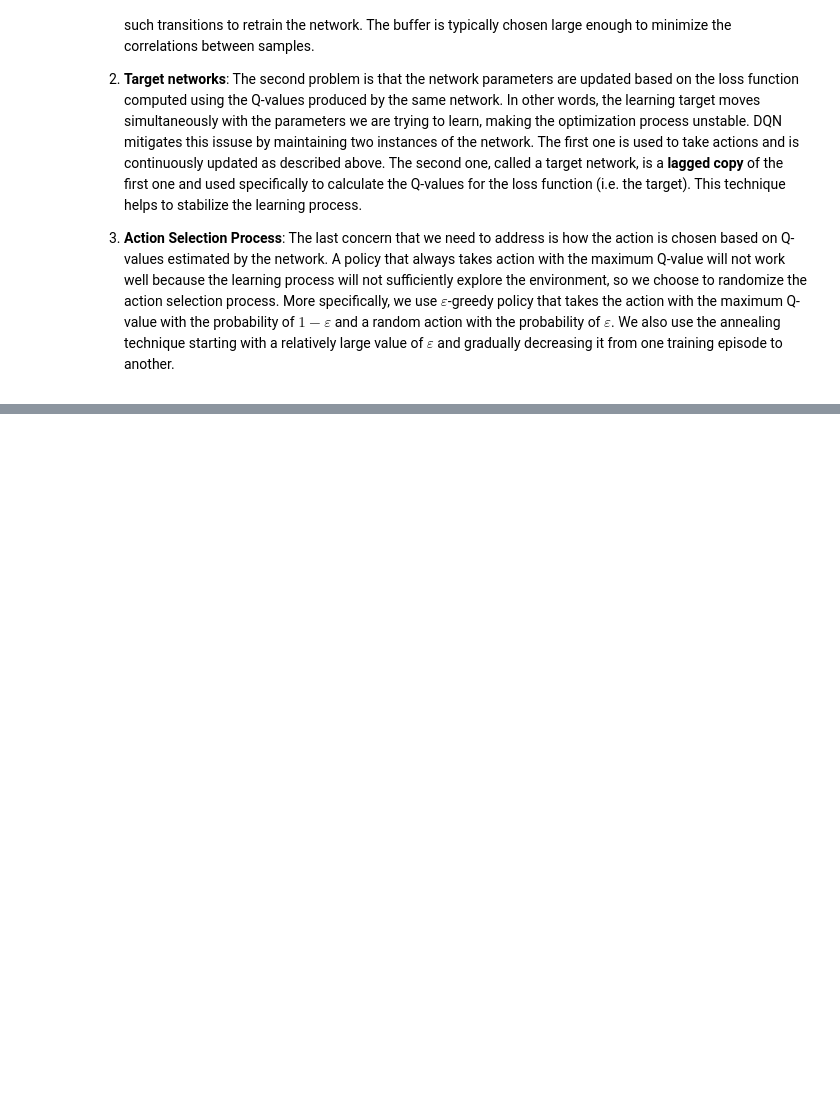
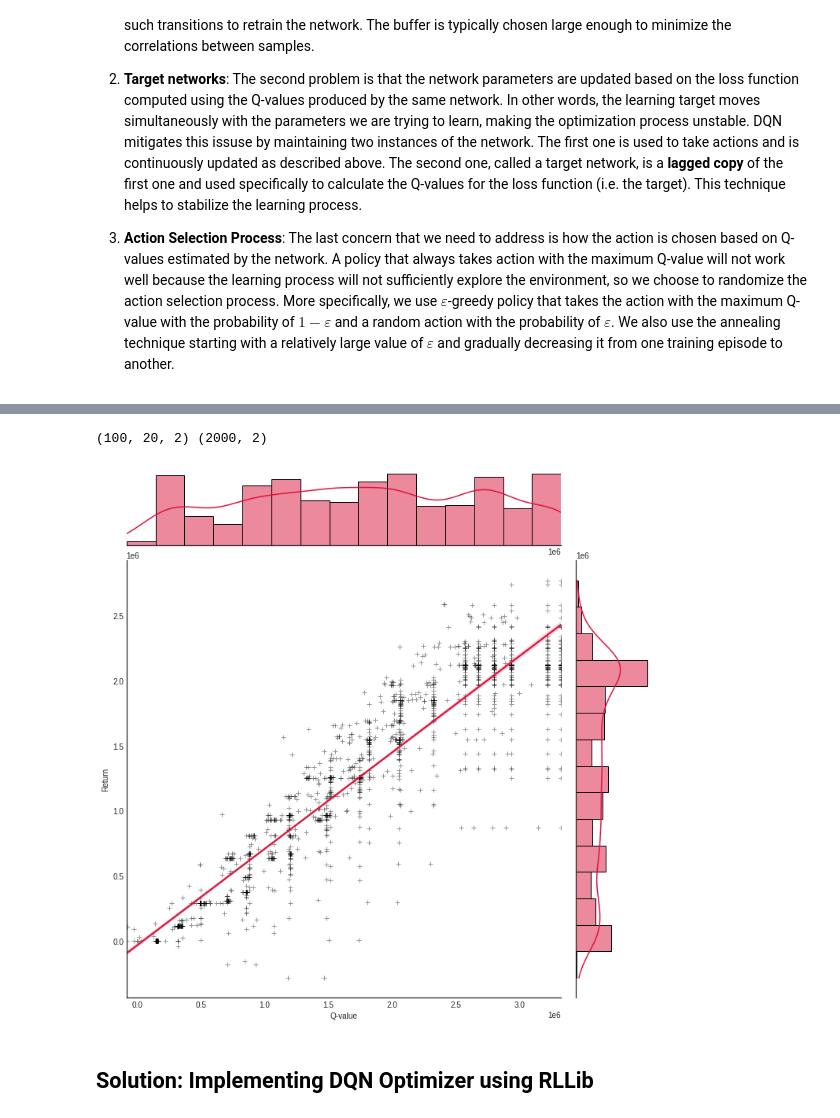
Before and after one commit to lejinvarghese/learning_algorithms, a Jupyter notebook: pricing/dqn_pricing.ipynb, the cells around one changed output, grey strips where cells are left out. Cells and saved outputs as stored; diff of their text form; code cells hidden in the pictures; blank space fills up the shorter version.

```diff
--- a/pricing/dqn_pricing.ipynb
+++ b/pricing/dqn_pricing.ipynb
@@ -591,0 +638,47 @@ print(p_trace[0])
+# %%
+# Playing several episods and recording Q-values with the corresponding actual retunrs
+
+num_episodes = 100
+return_trace = []
+q_values_rewards_trace = np.zeros((
+    num_episodes,
+    T,
+    2,
+))
+for i_episode in range(num_episodes):
+    state = env_initial_state()
+    for t in range(T):
+        #select and perform an action
+        with torch.no_grad():
+            q_values = policy_net(to_tensor(state)).detach().numpy()
+            action = policy.select_action(q_values)
+            next_state, reward = env_step(t, state, action)
+
+            #move to the next state
+            state = next_state
+            q_values_rewards_trace[i_episode][t][0] = q_values[action]
+            for tau in range(t):
+                q_values_rewards_trace[i_episode][tau][1] += reward**(GAMMA**(
+                    t - tau))
+
+q_values = np.reshape(q_values_rewards_trace, (
+    num_episodes * T,
+    2,
+))
+
+print(np.shape(q_values_rewards_trace), np.shape(q_values))
+
+df = pd.DataFrame(data=values, columns=['Q-value', 'Return'])
+g = sns.jointplot(x="Q-value",
+                  y="Return",
+                  data=df,
+                  kind="reg",
+                  color="crimson",
+                  height=10)
+g.plot_joint(plt.scatter, c="k", s=30, linewidth=1, marker="+", alpha=0.4)
+g.ax_joint.collections[0].set_alpha(0)
+# %% [output]
+(100, 20, 2) (2000, 2)
+[figure, added]
+# %% [markdown]
+## **Solution: Implementing DQN Optimizer using RLLib**
```
Also changed, not shown: parts of 14 cells of this notebook, 5 other files.
